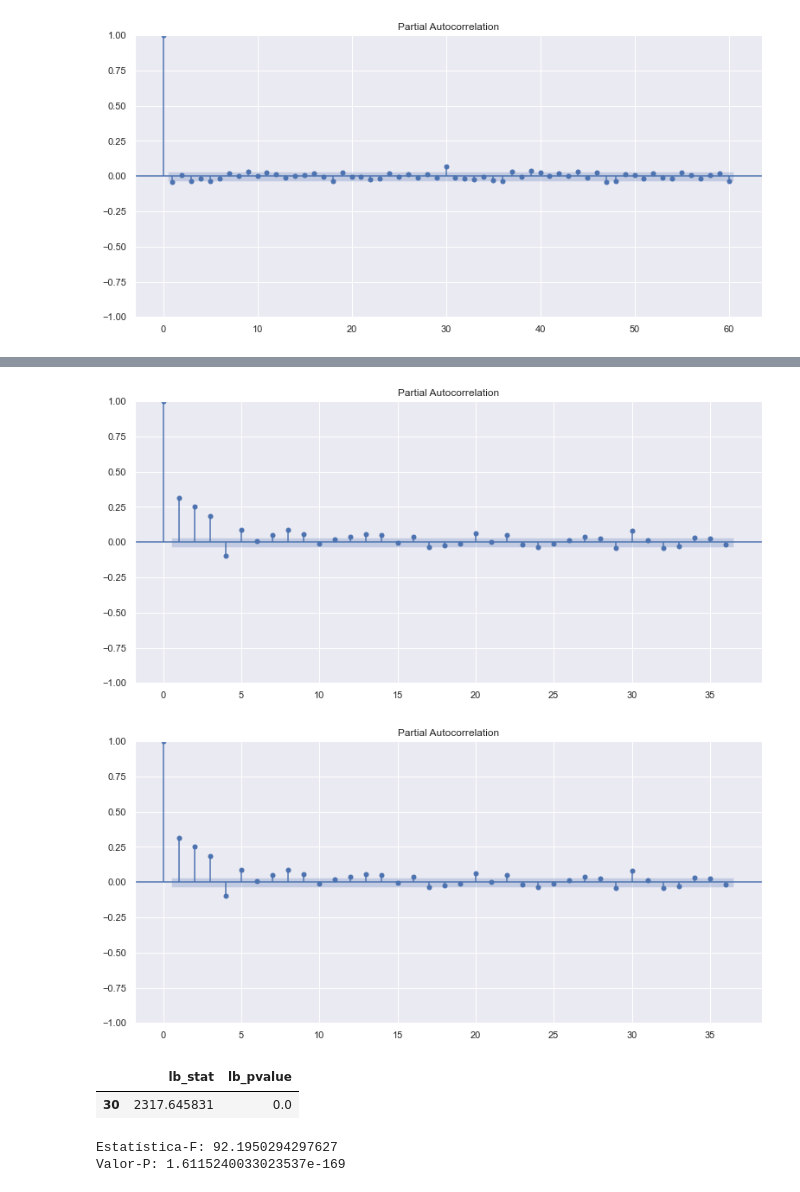
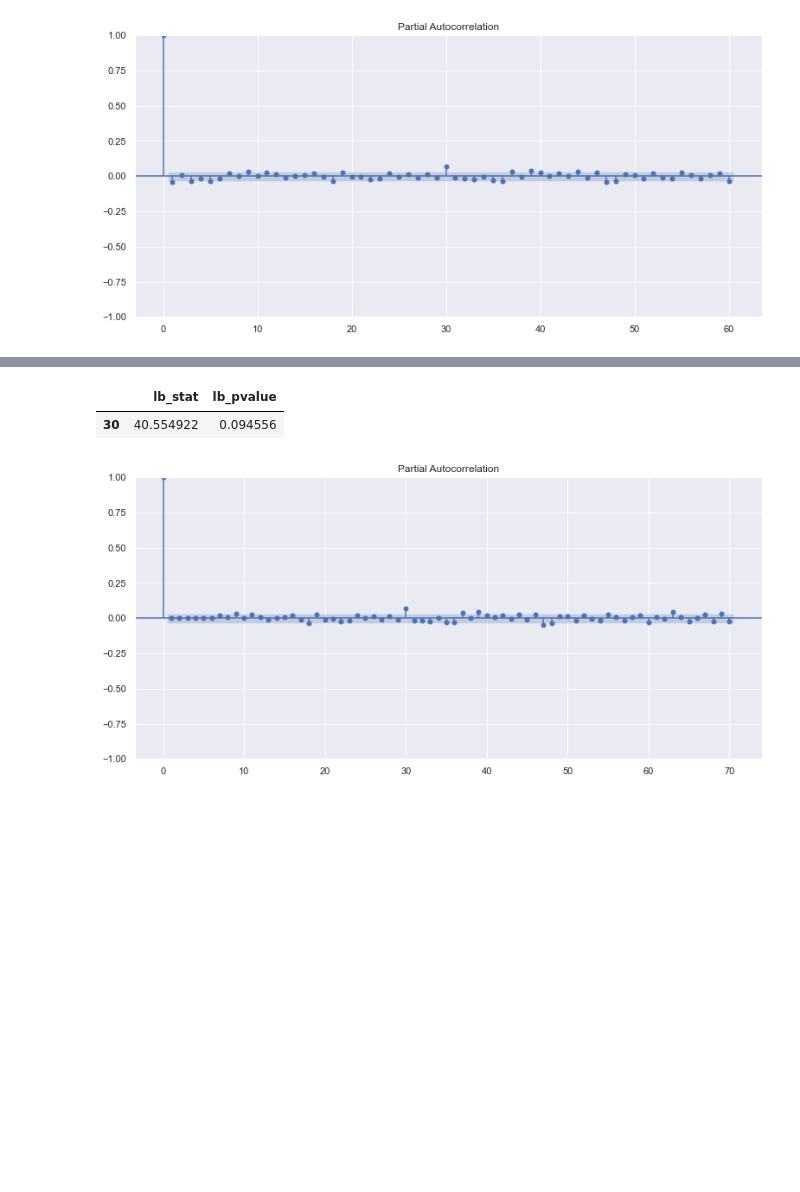
Before and after one commit to joaovictordesouzaduarte/tcc, a Jupyter notebook: exchange_rate_volatility.ipynb, the cells around one changed output, grey strips where cells are left out. Cells and saved outputs as stored; diff of their text form; code cells hidden in the pictures; blank space fills up the shorter version.

```diff
--- a/exchange_rate_volatility.ipynb
+++ b/exchange_rate_volatility.ipynb
@@ -266,0 +271,3 @@ plot_pacf(df3['diff_1'], lags=60)
+# %%
+ar_model = AutoReg(df3['diff_1'], lags=6).fit()
+print(ar_model.summary())
@@ -376,17 +294,13 @@ plot_acf(residuals_squared['resid'])
-# %%
-plot_pacf(residuals_squared['resid'])
-# %% [output]
-[figure, removed]
-[figure, removed]
-# %%
-acorr_ljungbox(residuals_squared['resid'], lags=[30])
-# %% [output]
-|  | lb_stat | lb_pvalue |
-| 30 | 2317.645831 | 0.0 |
-# %%
-#Teste de heterocedasticidade
-print(f"Estatística-F: {het_arch(residuals['resid'])[2]}")
-print(f"Valor-P: {het_arch(residuals['resid'])[3]}")
-# %% [output]
-Estatística-F: 92.1950294297627
-Valor-P: 1.6115240033023537e-169
+# %%
+residuos_ar6 = ar_model.resid
+# %%
+#Ljung box para verificar correlação serial -> Valor-p > 5%: Resíduos sem correlação serial
+acorr_ljungbox(residuos_ar6, lags=[30])
+# %% [output]
+|  | lb_stat | lb_pvalue |
+| 30 | 40.554922 | 0.094556 |
+# %%
+plot_pacf(residuos_ar6, lags=70)
+plt.show()
+# %% [output]
+[figure, added]
```
Also changed, not shown: parts of 16 cells of this notebook.
